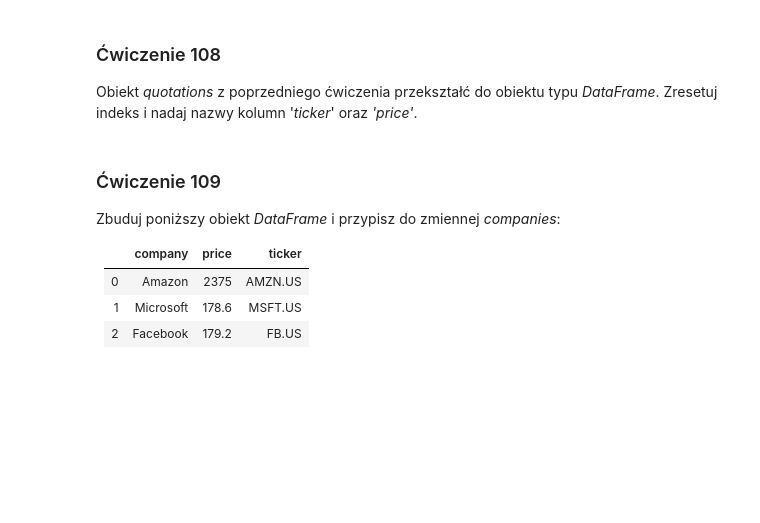
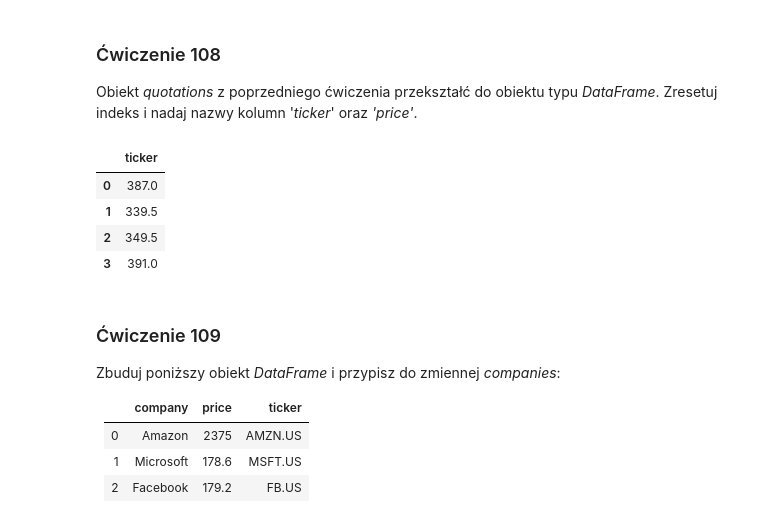
Before and after one commit to ArkSze78/Data-Science_Bootcamp, a Jupyter notebook: excercises/101_110_exercises.ipynb, the cells around one changed output. Cells and saved outputs as stored; diff of their text form; code cells hidden in the pictures; blank space fills up the shorter version.

```diff
--- a/excercises/101_110_exercises.ipynb
+++ b/excercises/101_110_exercises.ipynb
@@ -220,3 +218,14 @@ Obiekt _quotations_ z poprzedniego ćwiczenia przekształć do obiektu typu _Dat
+# %%
+# tutaj wpisz rozwiązanie
+df = pd.DataFrame(quotations, columns=['ticker'])
+df.reset_index(drop=True, inplace=True)
+df
+# %% [output]
+|  | ticker |
+| 0 | 387.0 |
+| 1 | 339.5 |
+| 2 | 349.5 |
+| 3 | 391.0 |
 # %% [markdown]
 ### <a name='9'></a> Ćwiczenie 109
 Zbuduj poniższy obiekt _DataFrame_ i przypisz do zmiennej _companies_:
```
Also changed, not shown: parts of 3 cells of this notebook.
